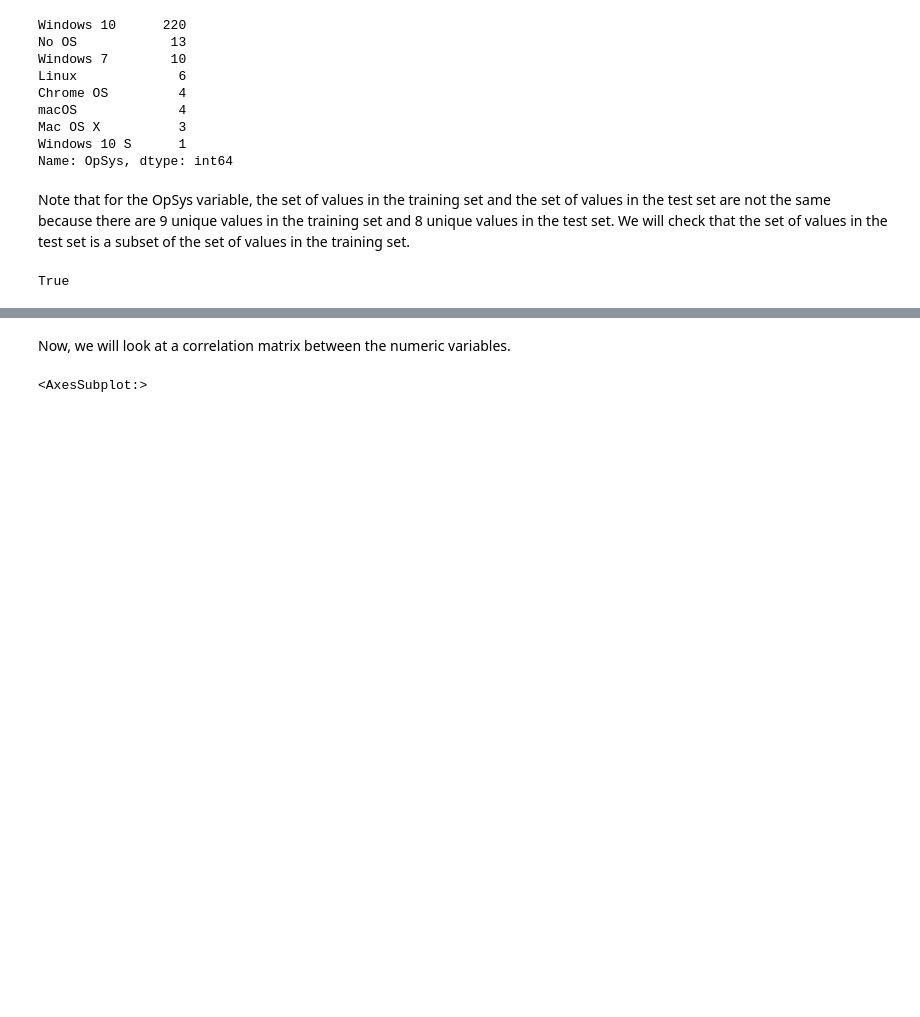
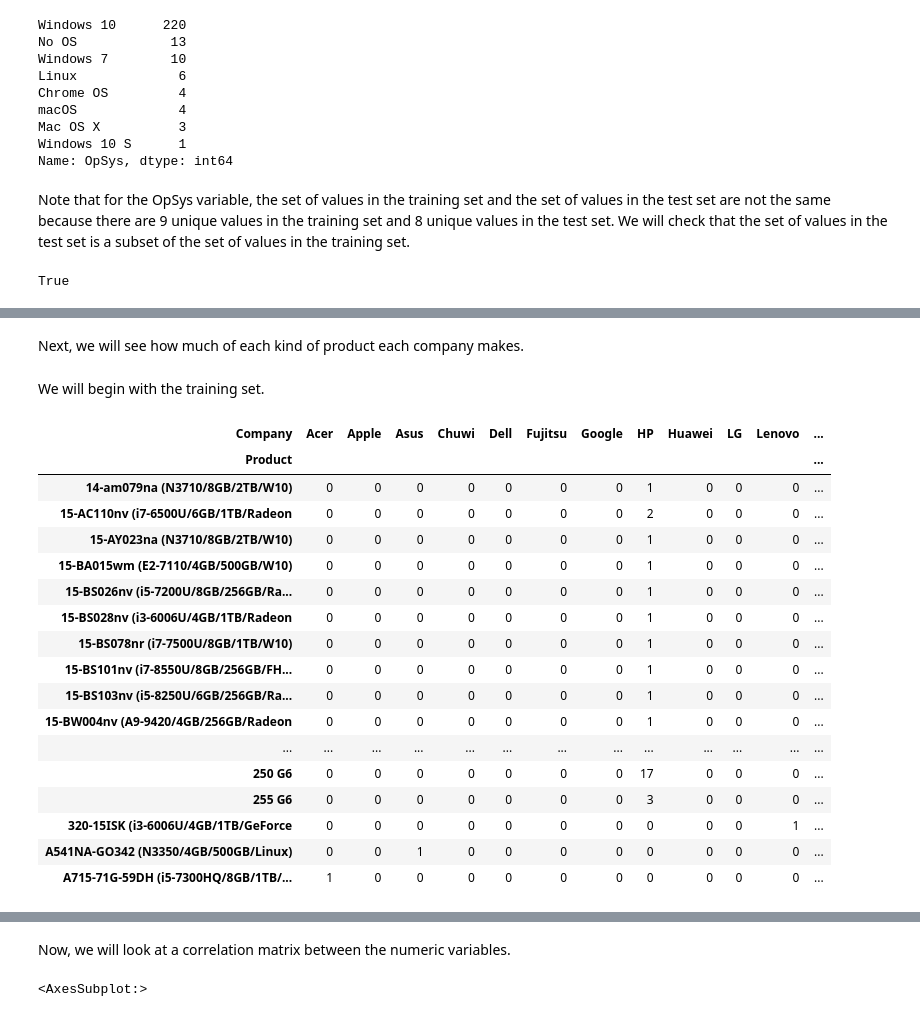
Before and after one commit to ryan-ferns/project_laptop_prices, a Jupyter notebook: laptop-prices-project.ipynb, the cells around one changed output, grey strips where cells are left out. Saved outputs shown, nothing was run; the diff lists cells and outputs as text; code cells hidden in the pictures; blank space fills up the shorter version.

Commit message:
Added frequency tables to the Data Exploration section.

```diff
--- a/laptop-prices-project.ipynb
+++ b/laptop-prices-project.ipynb
@@ -1079,0 +1129,26 @@ True
+# %% [markdown]
+Next, we will see how much of each kind
+of product each company makes.
+# %% [markdown]
+We will begin with the training set.
+# %%
+pd.crosstab(train['Product'], train['Company'])[:50]
+# %% [output]
+| Company | Acer | Apple | Asus | Chuwi | Dell | Fujitsu | Google | HP | Huawei | LG | Lenovo | ... |
+| Product |  |  |  |  |  |  |  |  |  |  |  | ... |
+| 14-am079na (N3710/8GB/2TB/W10) | 0 | 0 | 0 | 0 | 0 | 0 | 0 | 1 | 0 | 0 | 0 | ... |
+| 15-AC110nv (i7-6500U/6GB/1TB/Radeon | 0 | 0 | 0 | 0 | 0 | 0 | 0 | 2 | 0 | 0 | 0 | ... |
+| 15-AY023na (N3710/8GB/2TB/W10) | 0 | 0 | 0 | 0 | 0 | 0 | 0 | 1 | 0 | 0 | 0 | ... |
+| 15-BA015wm (E2-7110/4GB/500GB/W10) | 0 | 0 | 0 | 0 | 0 | 0 | 0 | 1 | 0 | 0 | 0 | ... |
+| 15-BS026nv (i5-7200U/8GB/256GB/Ra... | 0 | 0 | 0 | 0 | 0 | 0 | 0 | 1 | 0 | 0 | 0 | ... |
+| 15-BS028nv (i3-6006U/4GB/1TB/Radeon | 0 | 0 | 0 | 0 | 0 | 0 | 0 | 1 | 0 | 0 | 0 | ... |
+| 15-BS078nr (i7-7500U/8GB/1TB/W10) | 0 | 0 | 0 | 0 | 0 | 0 | 0 | 1 | 0 | 0 | 0 | ... |
+| 15-BS101nv (i7-8550U/8GB/256GB/FH... | 0 | 0 | 0 | 0 | 0 | 0 | 0 | 1 | 0 | 0 | 0 | ... |
+| 15-BS103nv (i5-8250U/6GB/256GB/Ra... | 0 | 0 | 0 | 0 | 0 | 0 | 0 | 1 | 0 | 0 | 0 | ... |
+| 15-BW004nv (A9-9420/4GB/256GB/Radeon | 0 | 0 | 0 | 0 | 0 | 0 | 0 | 1 | 0 | 0 | 0 | ... |
+| ... | ... | ... | ... | ... | ... | ... | ... | ... | ... | ... | ... | ... |
+| 250 G6 | 0 | 0 | 0 | 0 | 0 | 0 | 0 | 17 | 0 | 0 | 0 | ... |
+| 255 G6 | 0 | 0 | 0 | 0 | 0 | 0 | 0 | 3 | 0 | 0 | 0 | ... |
+| 320-15ISK (i3-6006U/4GB/1TB/GeForce | 0 | 0 | 0 | 0 | 0 | 0 | 0 | 0 | 0 | 0 | 1 | ... |
+| A541NA-GO342 (N3350/4GB/500GB/Linux) | 0 | 0 | 1 | 0 | 0 | 0 | 0 | 0 | 0 | 0 | 0 | ... |
+| A715-71G-59DH (i5-7300HQ/8GB/1TB/... | 1 | 0 | 0 | 0 | 0 | 0 | 0 | 0 | 0 | 0 | 0 | ... |
```
Also changed, not shown: parts of 20 cells of this notebook.
